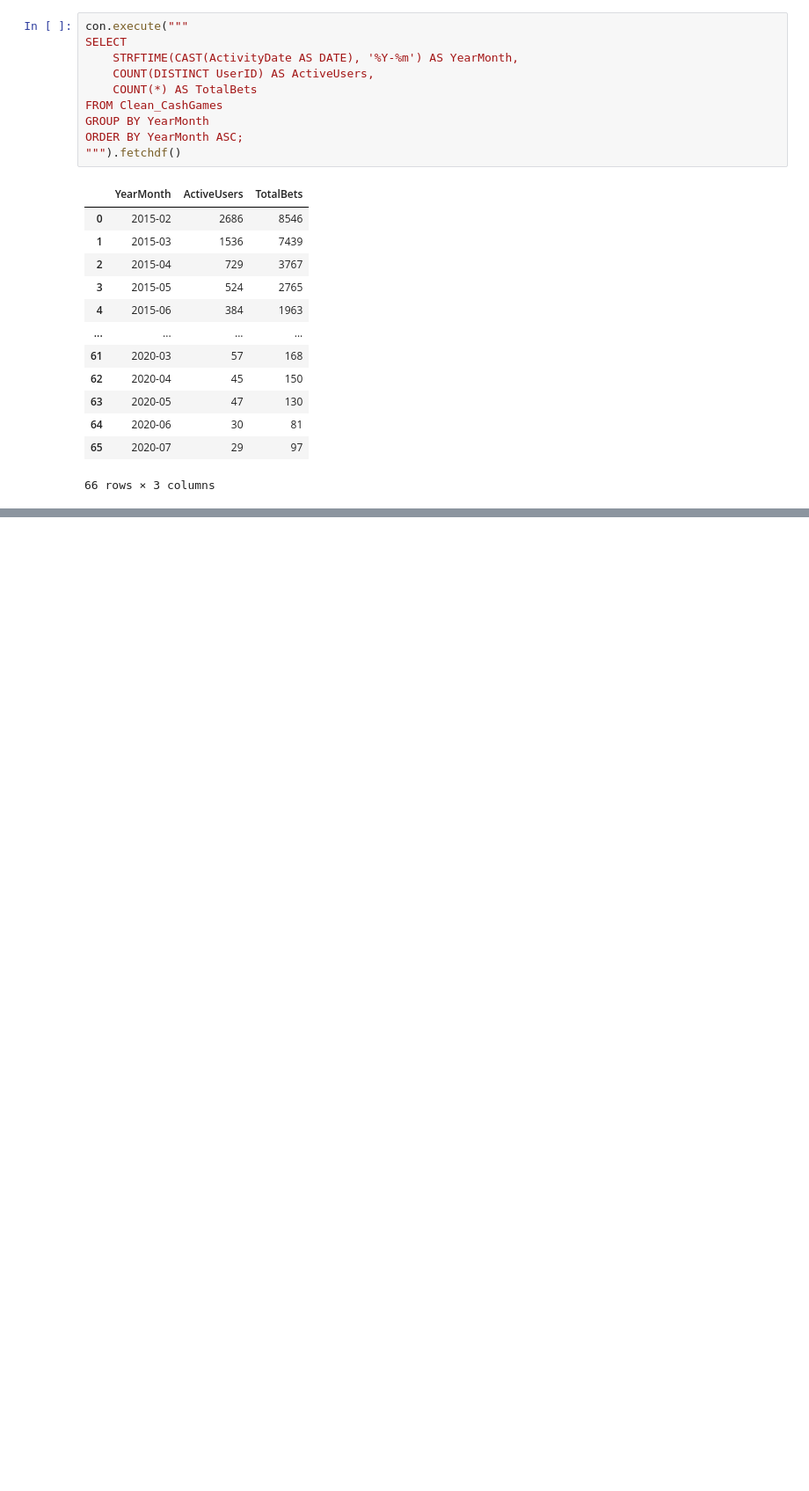
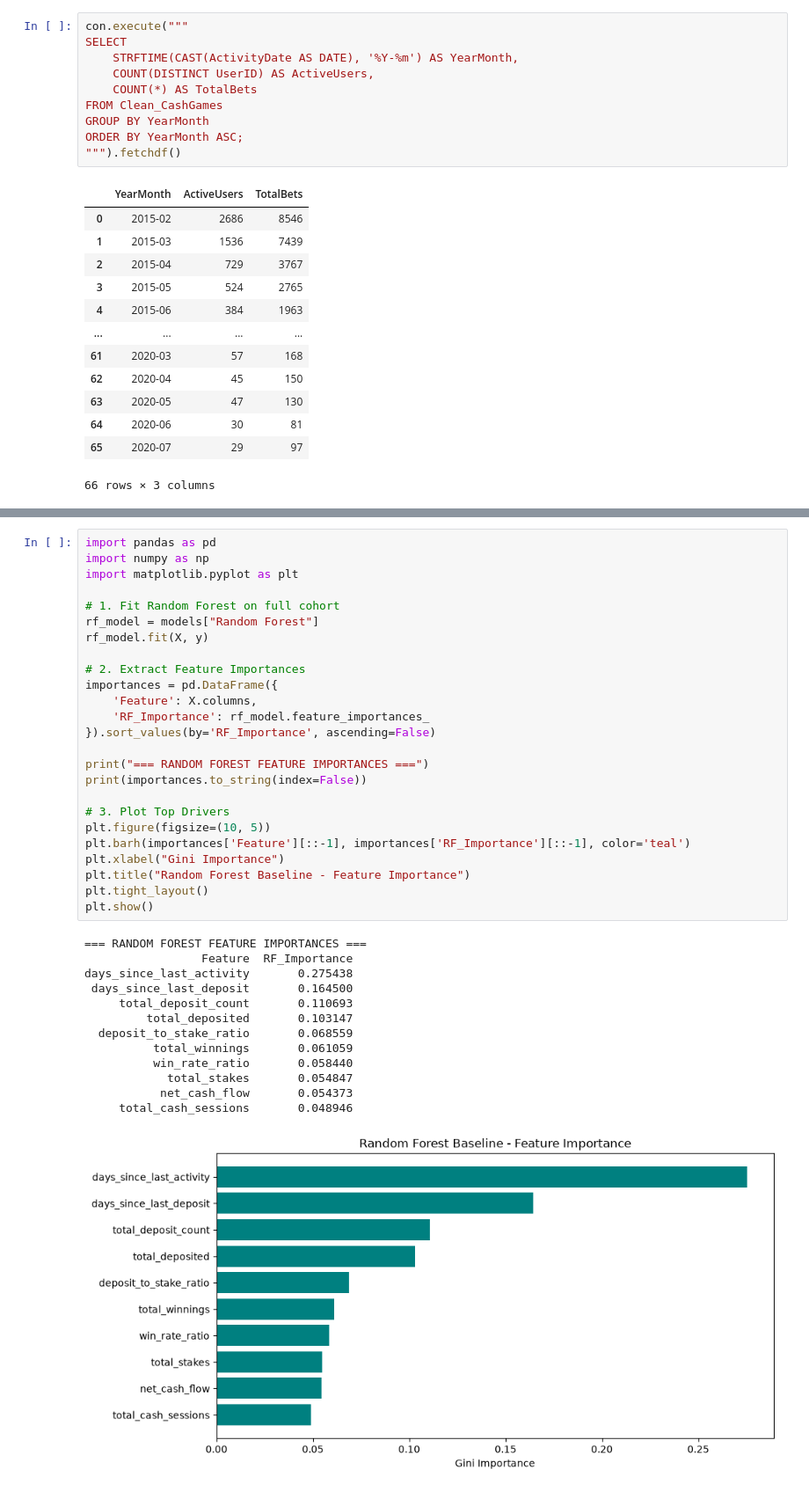
Before and after one commit to Shemshemy/churning, a Jupyter notebook: index.ipynb, the cells around one changed output, grey strips where cells are left out. Shown at 88% size. Drawn from its saved outputs; the diff is of its cells as text; blank space fills up the shorter version.

```diff
--- a/index.ipynb
+++ b/index.ipynb
@@ -557,0 +651,39 @@ ORDER BY YearMonth ASC;
+# %%
+import pandas as pd
+import numpy as np
+import matplotlib.pyplot as plt
+
+# 1. Fit Random Forest on full cohort
+rf_model = models["Random Forest"]
+rf_model.fit(X, y)
+
+# 2. Extract Feature Importances
+importances = pd.DataFrame({
+    'Feature': X.columns,
+    'RF_Importance': rf_model.feature_importances_
+}).sort_values(by='RF_Importance', ascending=False)
+
+print("=== RANDOM FOREST FEATURE IMPORTANCES ===")
+print(importances.to_string(index=False))
+
+# 3. Plot Top Drivers
+plt.figure(figsize=(10, 5))
+plt.barh(importances['Feature'][::-1], importances['RF_Importance'][::-1], color='teal')
+plt.xlabel("Gini Importance")
+plt.title("Random Forest Baseline - Feature Importance")
+plt.tight_layout()
+plt.show()
+# %% [output]
+=== RANDOM FOREST FEATURE IMPORTANCES ===
+                 Feature  RF_Importance
+days_since_last_activity       0.275438
+ days_since_last_deposit       0.164500
+     total_deposit_count       0.110693
+         total_deposited       0.103147
+  deposit_to_stake_ratio       0.068559
+          total_winnings       0.061059
+          win_rate_ratio       0.058440
+            total_stakes       0.054847
+           net_cash_flow       0.054373
+     total_cash_sessions       0.048946
+[figure, added]
```
Also changed, not shown: parts of 12 cells of this notebook, 1 other file.
